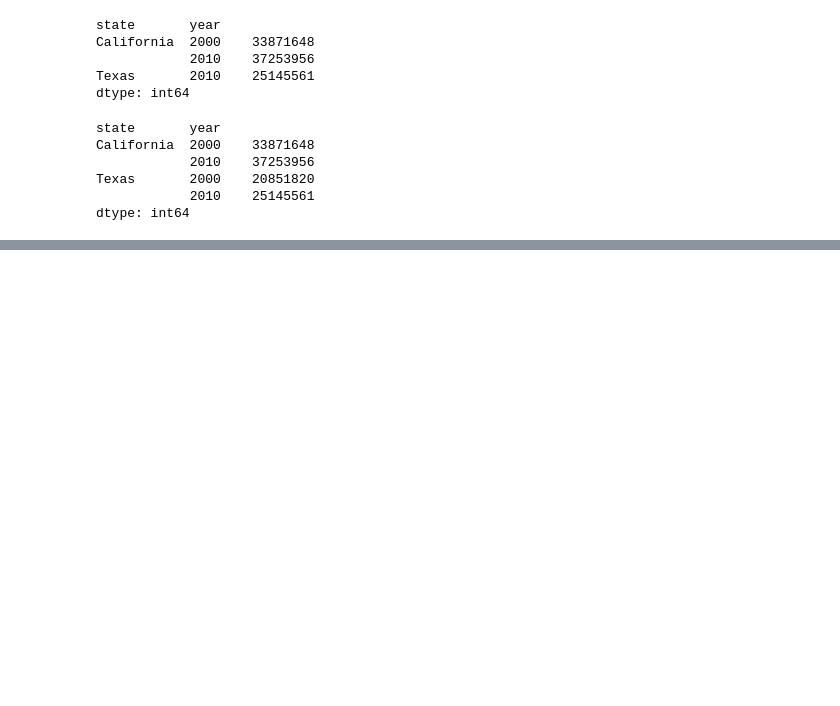
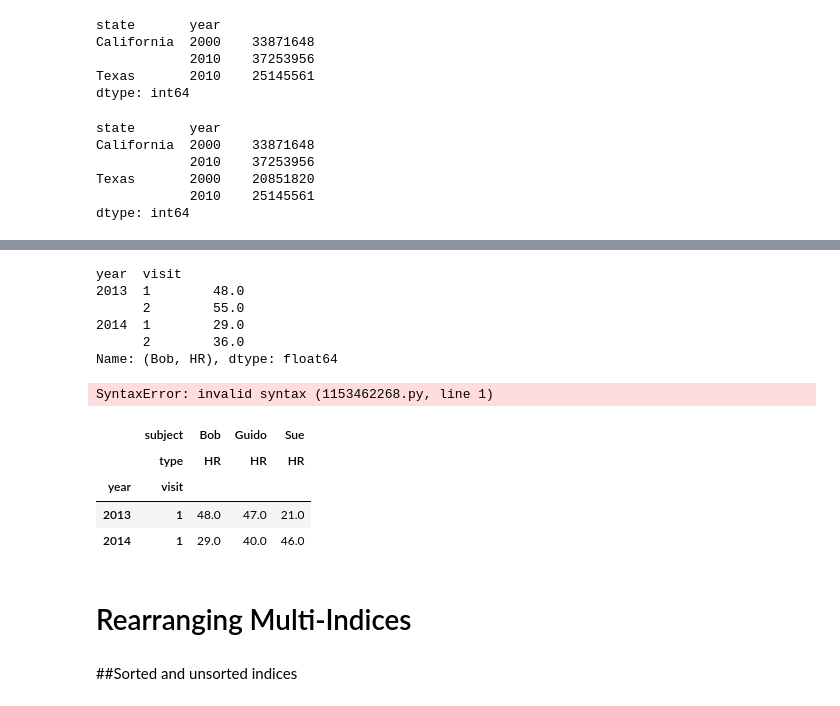
Before and after one commit to gmendozah/ucb-intro-data-science, a Jupyter notebook: Intro to Data Science/3.5 Hierarchical Indexing.ipynb, the cells around one changed output, grey strips where cells are left out. Cells and saved outputs as stored; diff of their text form; code cells hidden in the pictures; blank space fills up the shorter version.

Commit message:
feat: sorted and unsorted indices

```diff
--- a/Intro to Data Science/3.5 Hierarchical Indexing.ipynb
+++ b/Intro to Data Science/3.5 Hierarchical Indexing.ipynb
@@ -280,0 +310,26 @@ dtype: int64
+# %%
+health_data.loc[:, ('Bob', 'HR')]
+# %% [output]
+year  visit
+2013  1        48.0
+      2        55.0
+2014  1        29.0
+      2        36.0
+Name: (Bob, HR), dtype: float64
+# %%
+health_data.loc[(:, 1), (:, 'HR')]
+# %% [output]
+SyntaxError: invalid syntax (1153462268.py, line 1)
+# %%
+idx = pd.IndexSlice
+health_data.loc[idx[:, 1], idx[:, 'HR']]
+# %% [output]
+|  | subject | Bob | Guido | Sue |
+|  | type | HR | HR | HR |
+| year | visit |  |  |  |
+| 2013 | 1 | 48.0 | 47.0 | 21.0 |
+| 2014 | 1 | 29.0 | 40.0 | 46.0 |
+# %% [markdown]
+# Rearranging Multi-Indices
+# %% [markdown]
+##Sorted and unsorted indices
```
Also changed, not shown: parts of 8 cells of this notebook.
